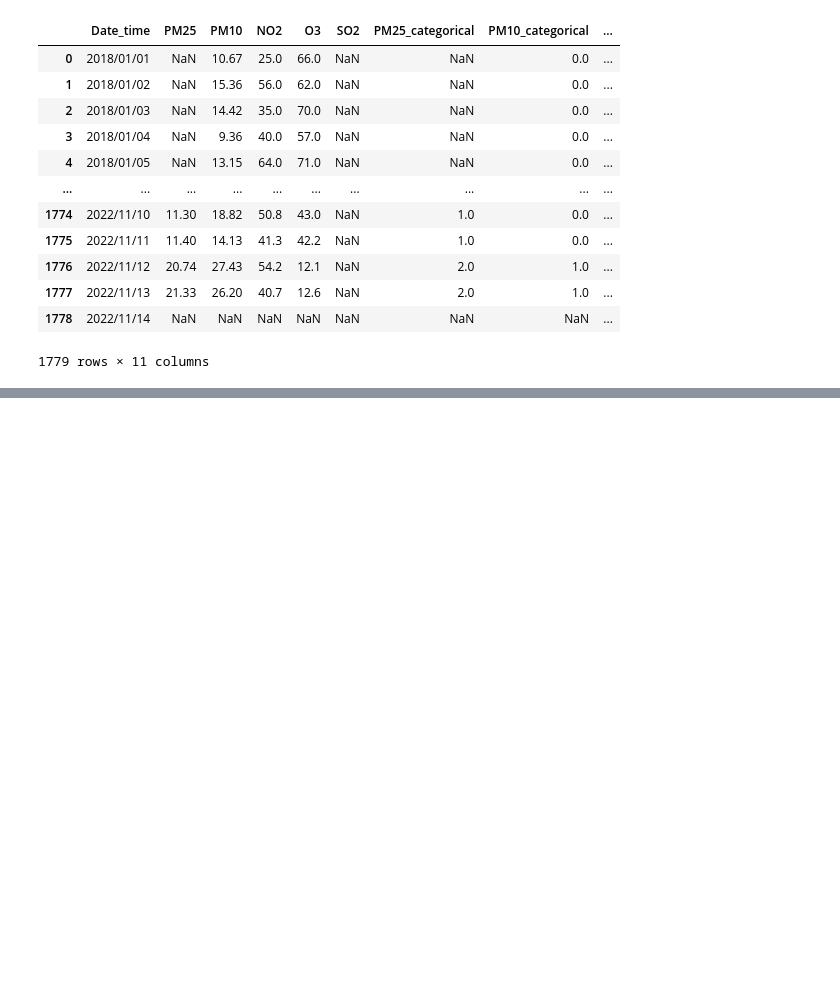
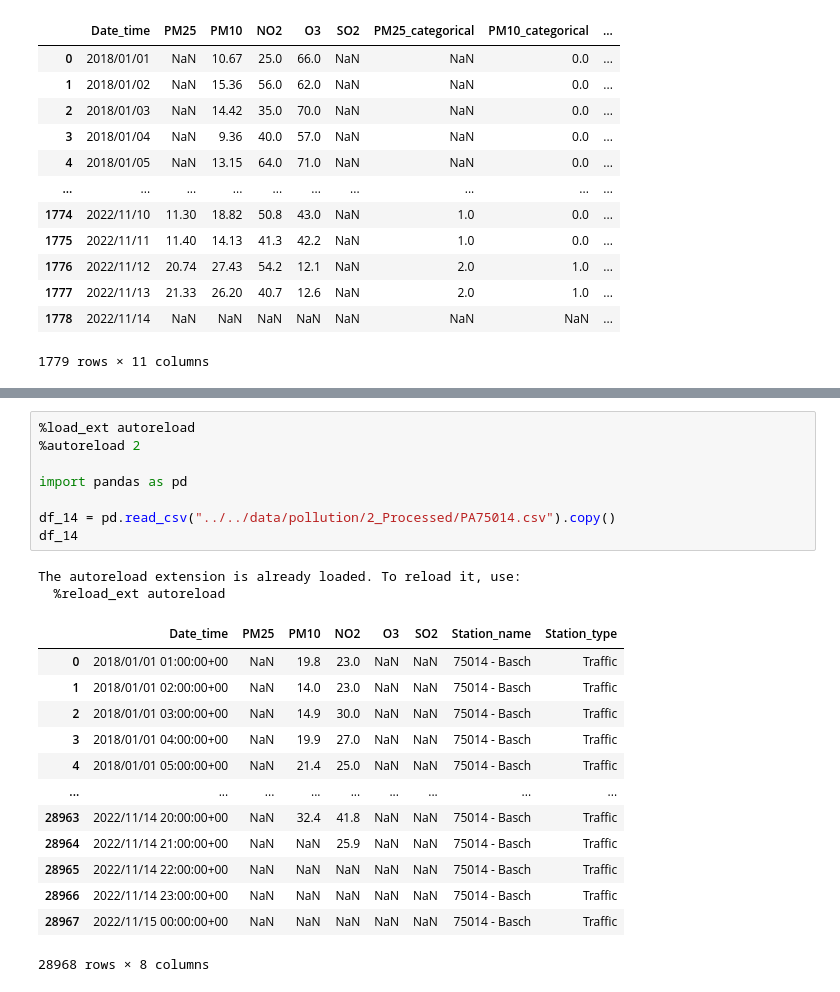
Before and after one commit to TheLab75/ParisDeepAirProject, a Jupyter notebook: notebooks/Edouard/edouard - test weekend.ipynb, the cells around one changed output, grey strips where cells are left out. Cells and saved outputs as stored; diff of their text form; blank space fills up the shorter version.

```diff
--- a/notebooks/Edouard/edouard - test weekend.ipynb
+++ b/notebooks/Edouard/edouard - test weekend.ipynb
@@ -567,0 +655,24 @@ df_daily_cat
+# %%
+%load_ext autoreload
+%autoreload 2
+
+import pandas as pd
+
+df_14 = pd.read_csv("../../data/pollution/2_Processed/PA75014.csv").copy()
+df_14
+# %% [output]
+The autoreload extension is already loaded. To reload it, use:
+  %reload_ext autoreload
+|  | Date_time | PM25 | PM10 | NO2 | O3 | SO2 | Station_name | Station_type |
+| 0 | 2018/01/01 01:00:00+00 | NaN | 19.8 | 23.0 | NaN | NaN | 75014 - Basch | Traffic |
+| 1 | 2018/01/01 02:00:00+00 | NaN | 14.0 | 23.0 | NaN | NaN | 75014 - Basch | Traffic |
+| 2 | 2018/01/01 03:00:00+00 | NaN | 14.9 | 30.0 | NaN | NaN | 75014 - Basch | Traffic |
+| 3 | 2018/01/01 04:00:00+00 | NaN | 19.9 | 27.0 | NaN | NaN | 75014 - Basch | Traffic |
+| 4 | 2018/01/01 05:00:00+00 | NaN | 21.4 | 25.0 | NaN | NaN | 75014 - Basch | Traffic |
+| ... | ... | ... | ... | ... | ... | ... | ... | ... |
+| 28963 | 2022/11/14 20:00:00+00 | NaN | 32.4 | 41.8 | NaN | NaN | 75014 - Basch | Traffic |
+| 28964 | 2022/11/14 21:00:00+00 | NaN | NaN | 25.9 | NaN | NaN | 75014 - Basch | Traffic |
+| 28965 | 2022/11/14 22:00:00+00 | NaN | NaN | NaN | NaN | NaN | 75014 - Basch | Traffic |
+| 28966 | 2022/11/14 23:00:00+00 | NaN | NaN | NaN | NaN | NaN | 75014 - Basch | Traffic |
+| 28967 | 2022/11/15 00:00:00+00 | NaN | NaN | NaN | NaN | NaN | 75014 - Basch | Traffic |
+28968 rows × 8 columns
```
Also changed, not shown: parts of 8 cells of this notebook, 8 other files.
